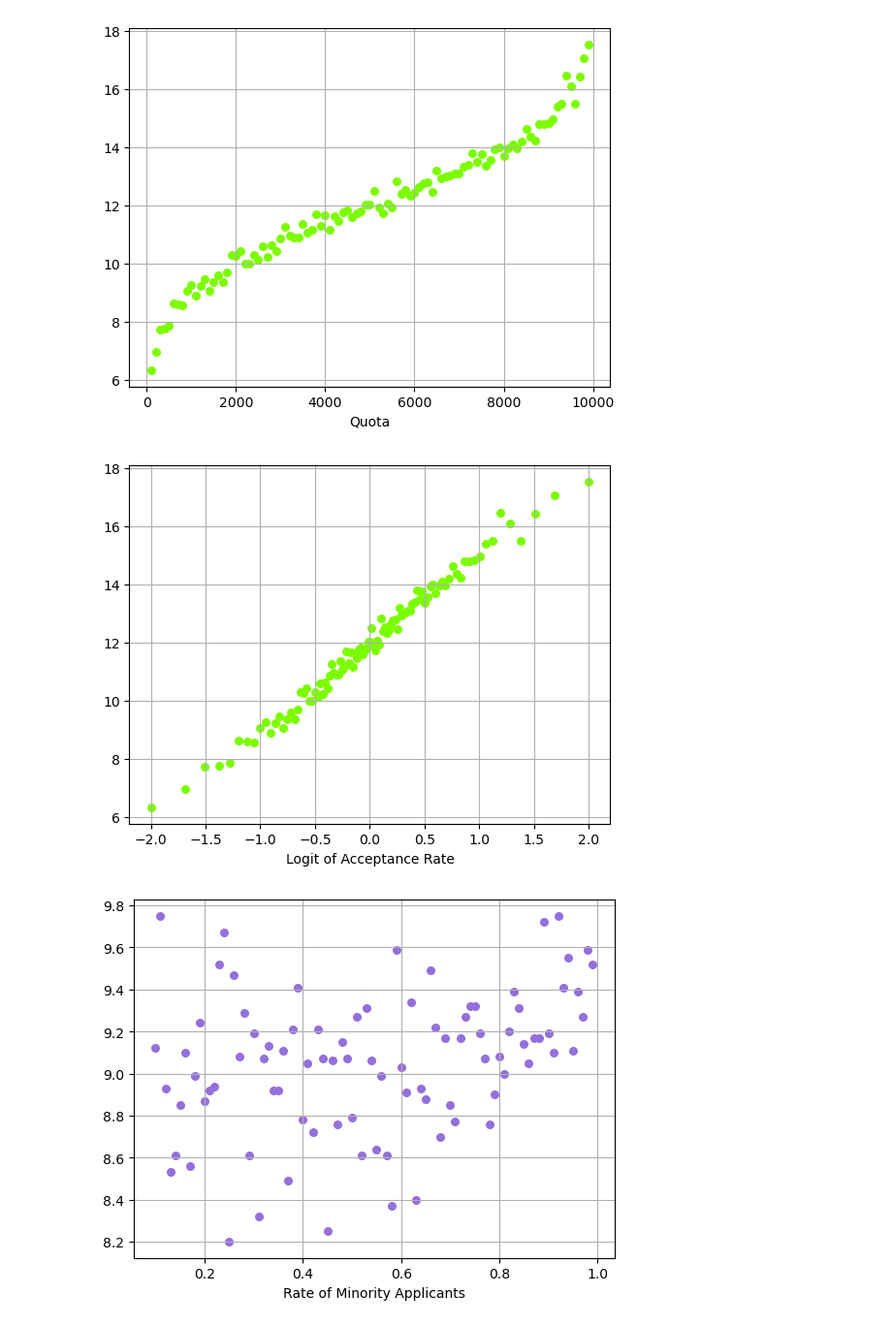
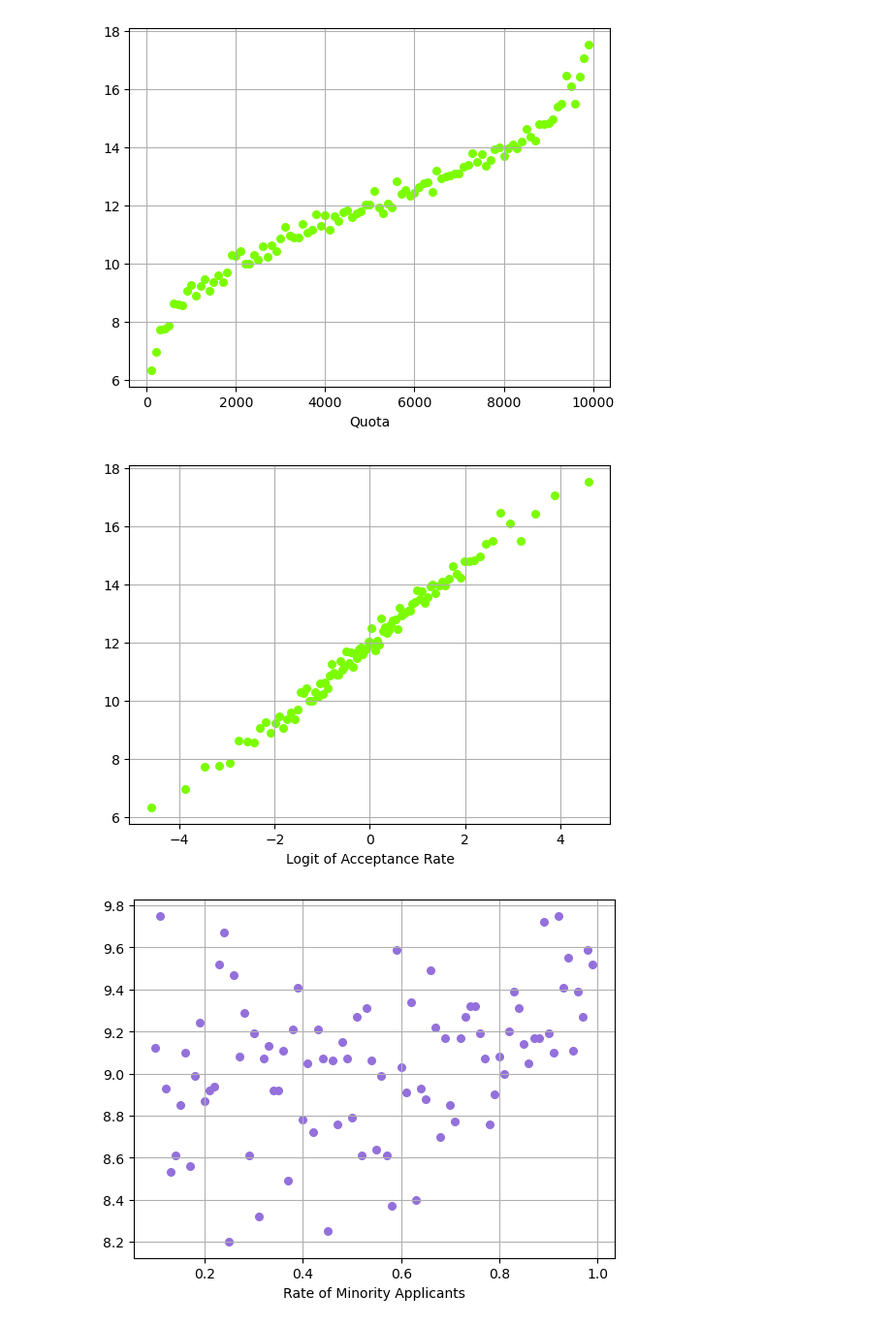
Before and after one commit to sam8457/aa-sim, a Jupyter notebook: aa-sim-optimal-points-testing.ipynb, the cells around one changed output. Shown at 97% size. Drawn from its saved outputs; the diff is of its cells as text; code cells hidden in the pictures.

```diff
--- a/aa-sim-optimal-points-testing.ipynb
+++ b/aa-sim-optimal-points-testing.ipynb
@@ -259,14 +259,14 @@ plt.show()
 [figure]
 # %%
 acceptance_rates = quota / 10_000
-logit_ar = [math.log((n)/(1-n), 10) for n in acceptance_rates]
+logit_ar = [math.log((n)/(1-n)) for n in acceptance_rates]
 
 plt.grid()
 plt.xlabel('Logit of Acceptance Rate')
 plt.scatter(logit_ar, optimal_values, s=area, c=colors, alpha=1)
 plt.show()
 # %% [output]
-[figure, old version]
+[figure, new version]
 # %%
 # Vary B Rate
 
```
Also changed, not shown: parts of 2 cells of this notebook.
